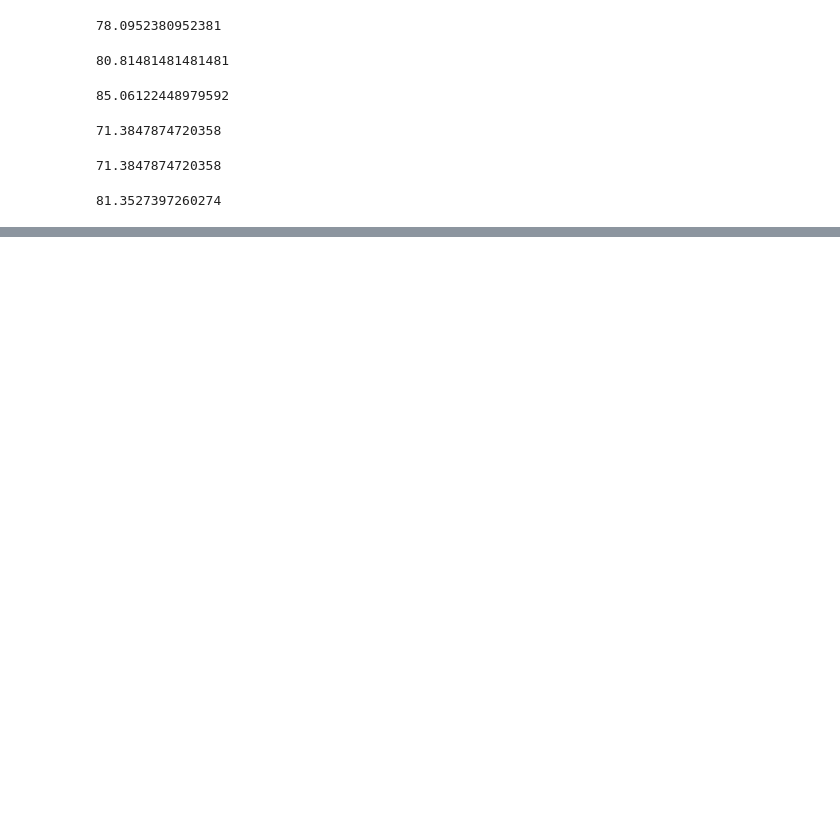
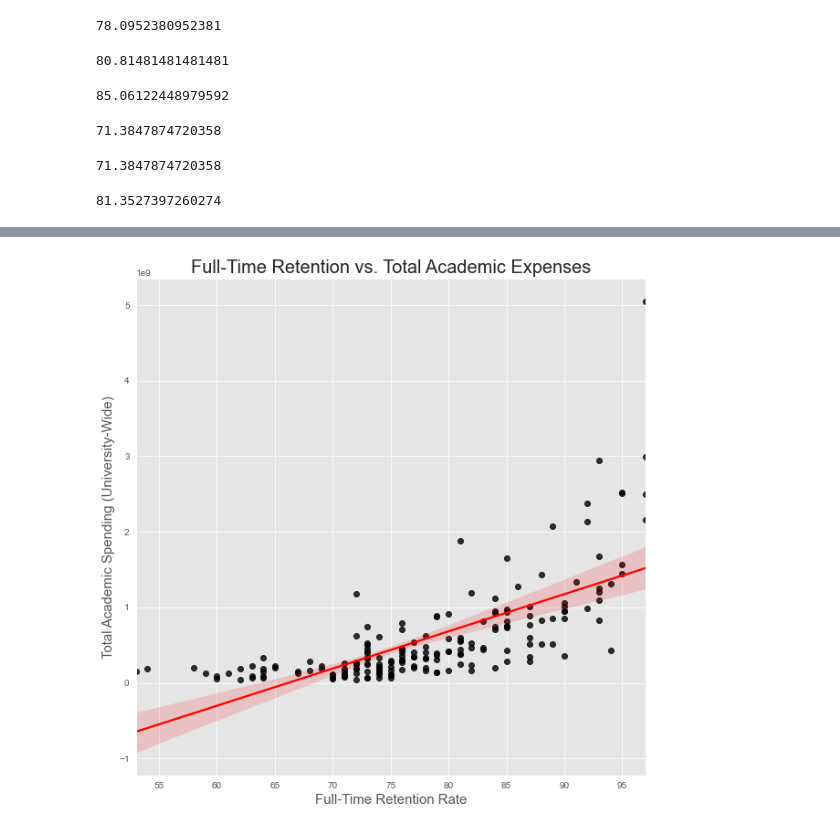
Before and after one commit to Shoemaker703/college_retention, a Jupyter notebook: EDA Notebook.ipynb, the cells around one changed output, grey strips where cells are left out. Saved outputs shown, nothing was run; the diff lists cells and outputs as text; code cells hidden in the pictures; blank space fills up the shorter version.

```diff
--- a/EDA Notebook.ipynb
+++ b/EDA Notebook.ipynb
@@ -292,0 +483,12 @@ df_4['EF2018D_RV.Full-time retention rate, 2018'].mean()
+# %%
+fig, ax = plt.subplots(figsize = (10,10))
+ax = sns.regplot(x='Full-Time Retention Rate', y='Total Academic Spending (University-Wide)', data= df, scatter_kws={"color": "black"}, line_kws={"color": "red"})
+
+plt.title('Full-Time Retention vs. Total Academic Expenses', fontsize=20)
+plt.xlabel('Full-Time Retention Rate', fontsize=15)
+plt.ylabel('Total Academic Spending (University-Wide)', fontsize=15)
+sns.set_style("whitegrid")
+
+plt.show;
+# %% [output]
+[figure, added]
```
Also changed, not shown: parts of 51 cells of this notebook.
